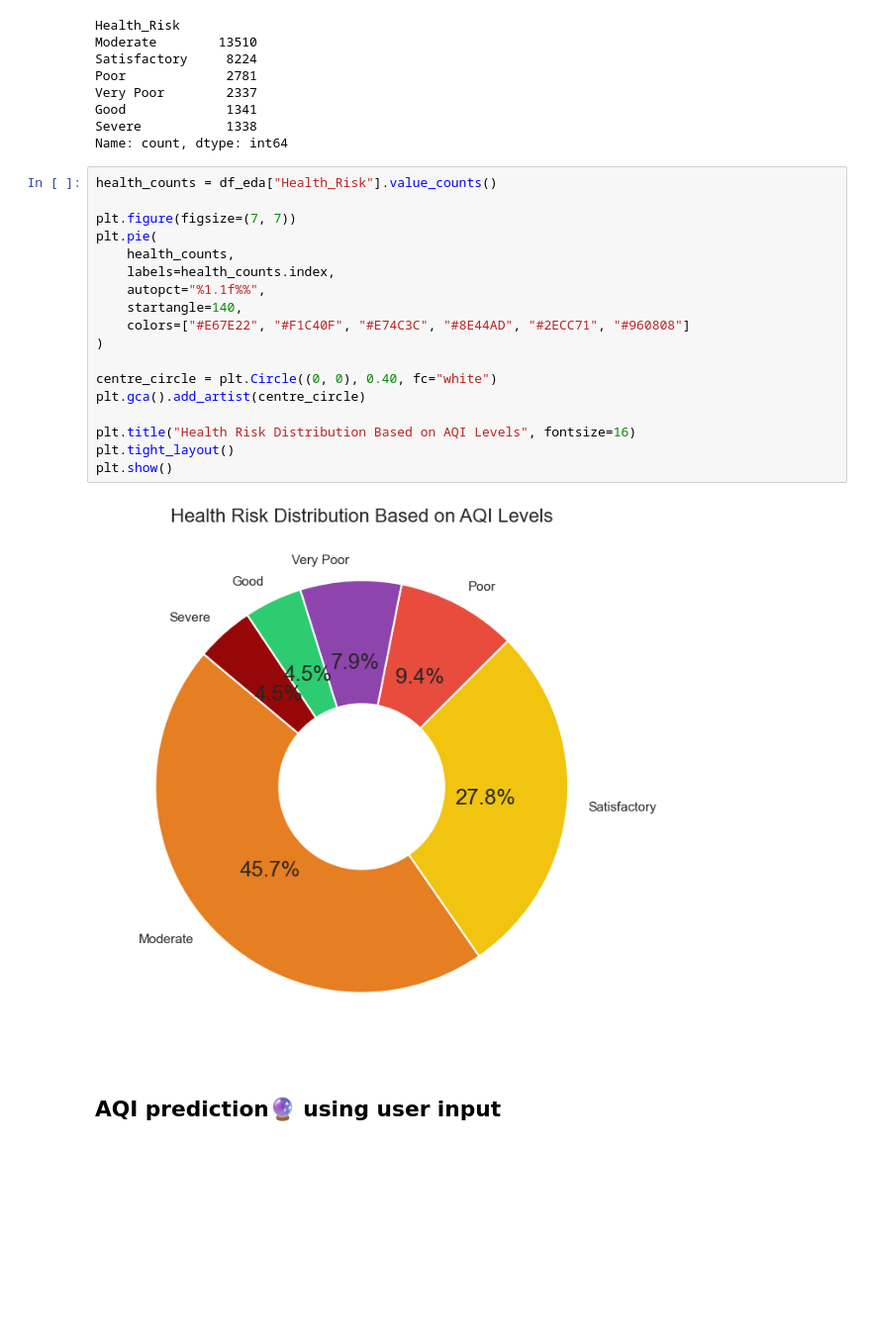
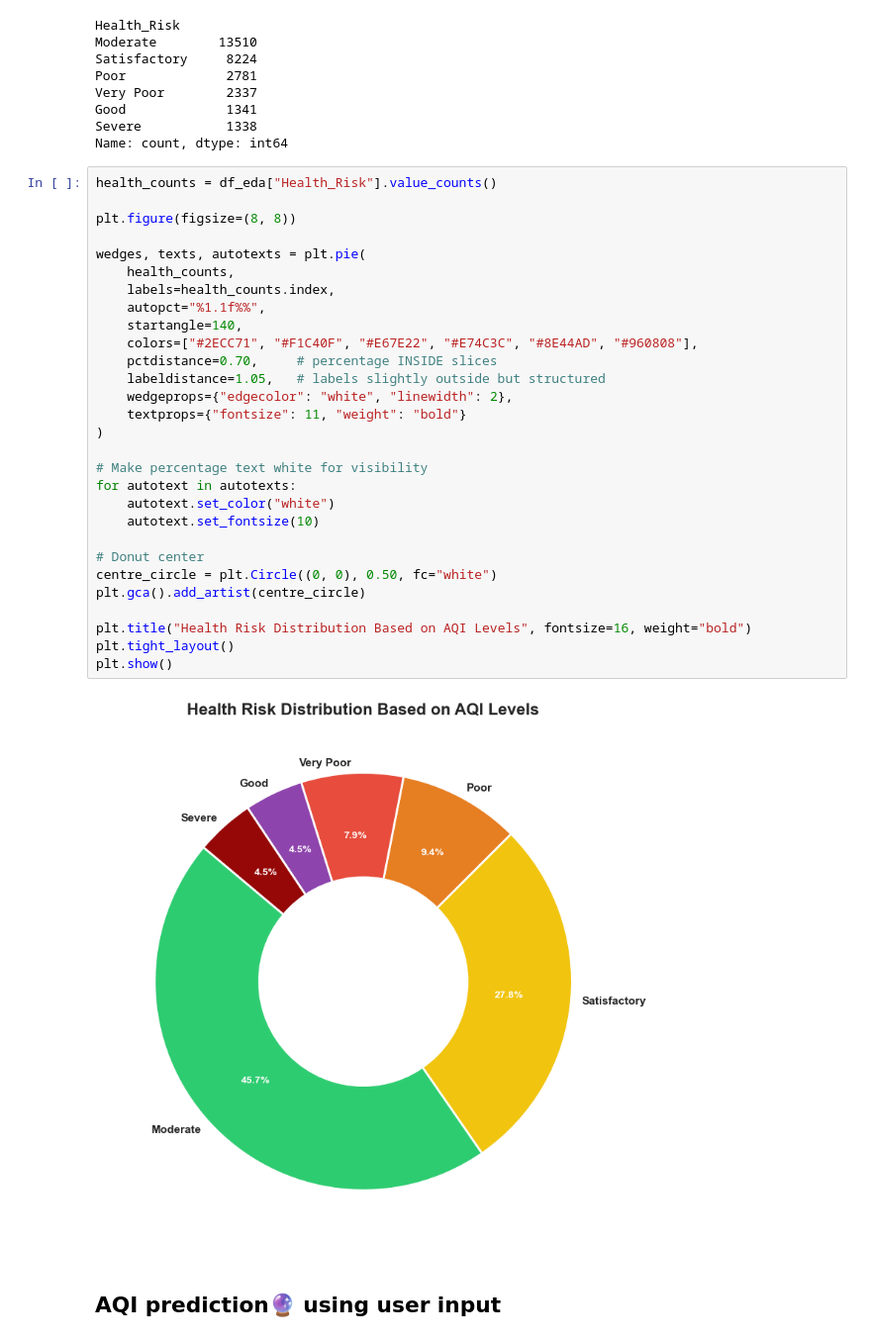
Before and after one commit to Shashvt/aqi-prediction-ml, a Jupyter notebook: Code.ipynb, the cells around one changed output. Shown at 99% size. Cells and saved outputs as stored; diff of their text form; blank space fills up the shorter version.

```diff
--- a/Code.ipynb
+++ b/Code.ipynb
@@ -447,23 +492,34 @@ Name: count, dtype: int64
 # %%
 health_counts = df_eda["Health_Risk"].value_counts()
 
-plt.figure(figsize=(7, 7))
-plt.pie(
+plt.figure(figsize=(8, 8))
+
+wedges, texts, autotexts = plt.pie(
     health_counts,
     labels=health_counts.index,
     autopct="%1.1f%%",
     startangle=140,
-    colors=["#E67E22", "#F1C40F", "#E74C3C", "#8E44AD", "#2ECC71", "#960808"]
+    colors=["#2ECC71", "#F1C40F", "#E67E22", "#E74C3C", "#8E44AD", "#960808"],
+    pctdistance=0.70,     # percentage INSIDE slices
+    labeldistance=1.05,   # labels slightly outside but structured
+    wedgeprops={"edgecolor": "white", "linewidth": 2},
+    textprops={"fontsize": 11, "weight": "bold"}
 )
 
-centre_circle = plt.Circle((0, 0), 0.40, fc="white")
+# Make percentage text white for visibility
+for autotext in autotexts:
+    autotext.set_color("white")
+    autotext.set_fontsize(10)
+
+# Donut center
+centre_circle = plt.Circle((0, 0), 0.50, fc="white")
 plt.gca().add_artist(centre_circle)
 
-plt.title("Health Risk Distribution Based on AQI Levels", fontsize=16)
+plt.title("Health Risk Distribution Based on AQI Levels", fontsize=16, weight="bold")
 plt.tight_layout()
 plt.show()
 # %% [output]
-[figure, old version]
+[figure, new version]
 # %% [markdown]
 ##  AQI prediction🔮 using user input
 # %%
```
Also changed, not shown: parts of 19 cells of this notebook, 6 other files.
